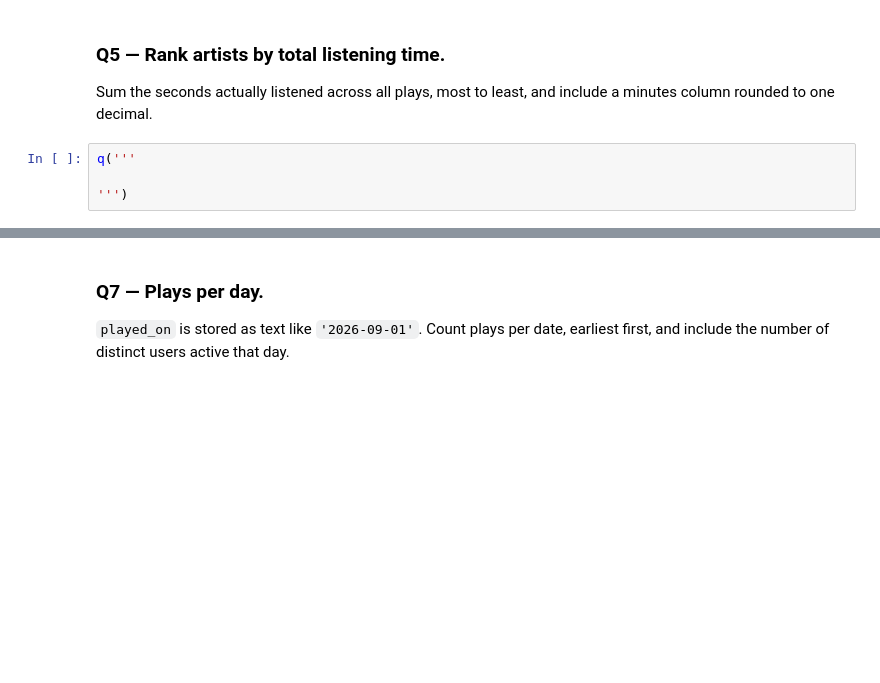
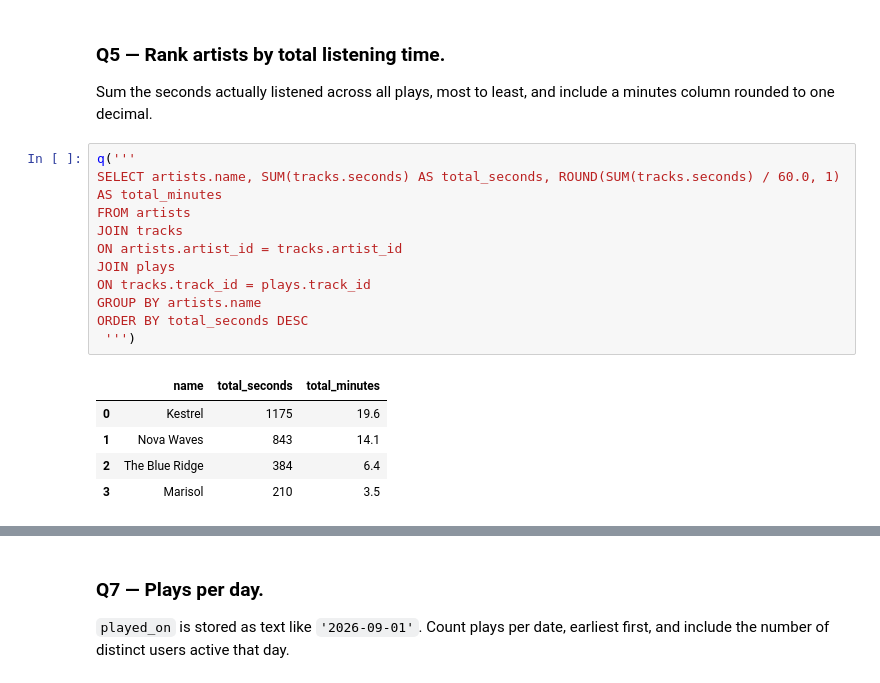
Before and after one commit to prabhnoor14/ds2002-fa26, a Jupyter notebook: notebooks/01-foundations/2026_09_11_—_SQL_Challenge_Set_—_Lab.ipynb, the cells around one changed output, grey strips where cells are left out. Saved outputs shown, nothing was run; the diff lists cells and outputs as text; blank space fills up the shorter version.

```diff
--- a/notebooks/01-foundations/2026_09_11_—_SQL_Challenge_Set_—_Lab.ipynb
+++ b/notebooks/01-foundations/2026_09_11_—_SQL_Challenge_Set_—_Lab.ipynb
@@ -76,7 +123,20 @@ q('''
 ### Q5 — Rank artists by total listening time.
 
 Sum the seconds actually listened across all plays, most to least, and include a minutes column rounded to one decimal.
-# %%
-q('''
-
-''')
+# %%
+q('''
+SELECT artists.name, SUM(tracks.seconds) AS total_seconds, ROUND(SUM(tracks.seconds) / 60.0, 1) AS total_minutes
+FROM artists
+JOIN tracks
+ON artists.artist_id = tracks.artist_id
+JOIN plays
+ON tracks.track_id = plays.track_id
+GROUP BY artists.name
+ORDER BY total_seconds DESC
+ ''')
+# %% [output]
+|  | name | total_seconds | total_minutes |
+| 0 | Kestrel | 1175 | 19.6 |
+| 1 | Nova Waves | 843 | 14.1 |
+| 2 | The Blue Ridge | 384 | 6.4 |
+| 3 | Marisol | 210 | 3.5 |
```
Also changed, not shown: parts of 24 cells of this notebook.
